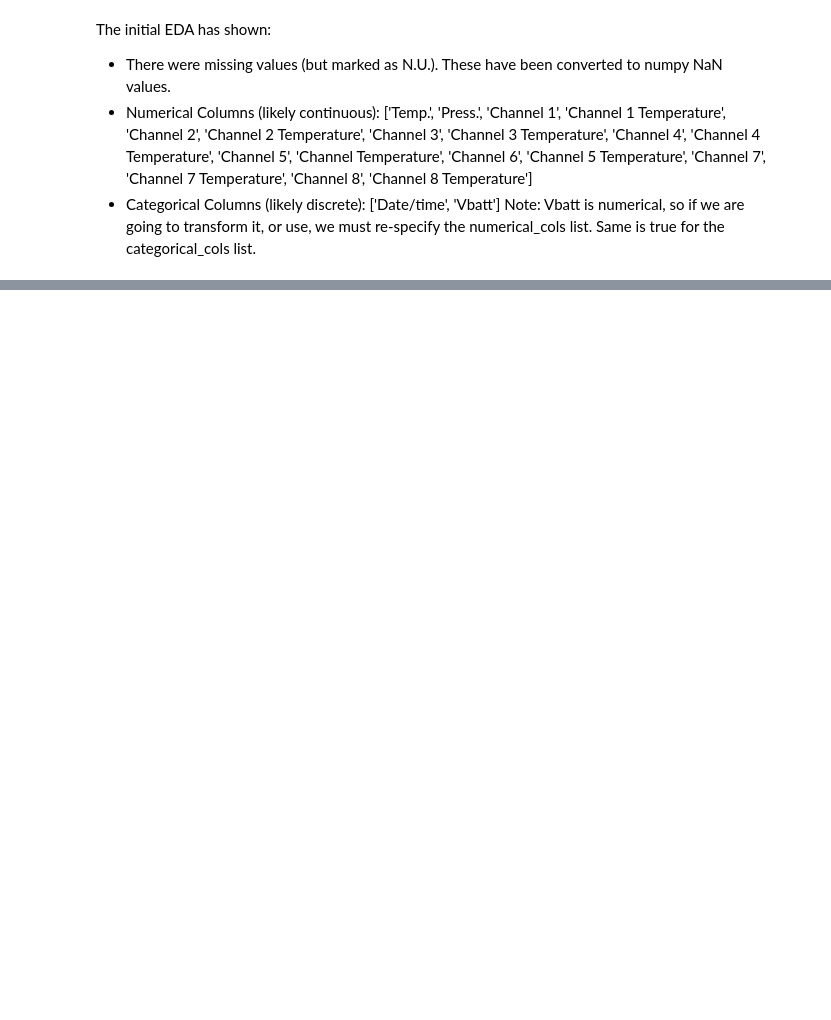
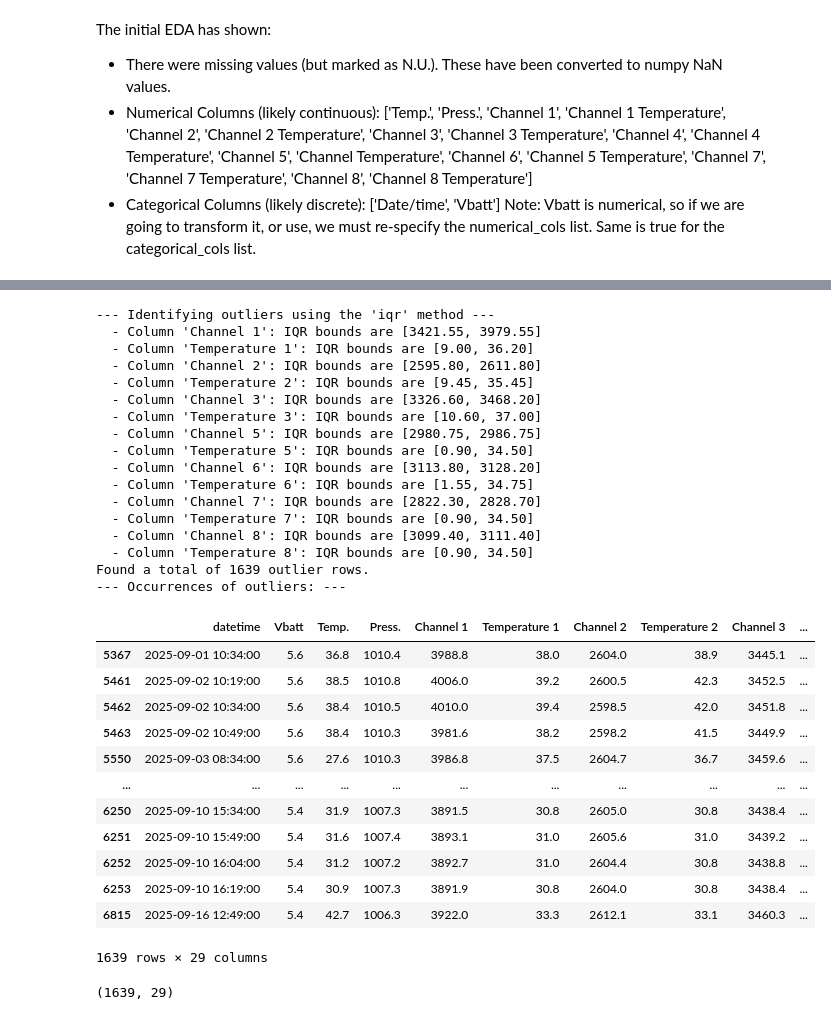
Before and after one commit to Sjakiesurfer1984/Exploratory_Data_Analysis_Suite, a Jupyter notebook: main.ipynb, the cells around one changed output, grey strips where cells are left out. Cells and saved outputs as stored; diff of their text form; code cells hidden in the pictures; blank space fills up the shorter version.

```diff
--- a/main.ipynb
+++ b/main.ipynb
@@ -182,0 +345,36 @@ analyzer.plot_scatter("Channel 1 Temperature", "Channel 1")
+# %%
+# Let's workout any potential outliers in our dataset:
+
+analyzer.show_outliers(numerical_cols, method='iqr')
+# %% [output]
+--- Identifying outliers using the 'iqr' method ---
+  - Column 'Channel 1': IQR bounds are [3421.55, 3979.55]
+  - Column 'Temperature 1': IQR bounds are [9.00, 36.20]
+  - Column 'Channel 2': IQR bounds are [2595.80, 2611.80]
+  - Column 'Temperature 2': IQR bounds are [9.45, 35.45]
+  - Column 'Channel 3': IQR bounds are [3326.60, 3468.20]
+  - Column 'Temperature 3': IQR bounds are [10.60, 37.00]
+  - Column 'Channel 5': IQR bounds are [2980.75, 2986.75]
+  - Column 'Temperature 5': IQR bounds are [0.90, 34.50]
+  - Column 'Channel 6': IQR bounds are [3113.80, 3128.20]
+  - Column 'Temperature 6': IQR bounds are [1.55, 34.75]
+  - Column 'Channel 7': IQR bounds are [2822.30, 2828.70]
+  - Column 'Temperature 7': IQR bounds are [0.90, 34.50]
+  - Column 'Channel 8': IQR bounds are [3099.40, 3111.40]
+  - Column 'Temperature 8': IQR bounds are [0.90, 34.50]
+Found a total of 1639 outlier rows.
+--- Occurrences of outliers: ---
+|  | datetime | Vbatt | Temp. | Press. | Channel 1 | Temperature 1 | Channel 2 | Temperature 2 | Channel 3 | ... |
+| 5367 | 2025-09-01 10:34:00 | 5.6 | 36.8 | 1010.4 | 3988.8 | 38.0 | 2604.0 | 38.9 | 3445.1 | ... |
+| 5461 | 2025-09-02 10:19:00 | 5.6 | 38.5 | 1010.8 | 4006.0 | 39.2 | 2600.5 | 42.3 | 3452.5 | ... |
+| 5462 | 2025-09-02 10:34:00 | 5.6 | 38.4 | 1010.5 | 4010.0 | 39.4 | 2598.5 | 42.0 | 3451.8 | ... |
+| 5463 | 2025-09-02 10:49:00 | 5.6 | 38.4 | 1010.3 | 3981.6 | 38.2 | 2598.2 | 41.5 | 3449.9 | ... |
+| 5550 | 2025-09-03 08:34:00 | 5.6 | 27.6 | 1010.3 | 3986.8 | 37.5 | 2604.7 | 36.7 | 3459.6 | ... |
+| ... | ... | ... | ... | ... | ... | ... | ... | ... | ... | ... |
+| 6250 | 2025-09-10 15:34:00 | 5.4 | 31.9 | 1007.3 | 3891.5 | 30.8 | 2605.0 | 30.8 | 3438.4 | ... |
+| 6251 | 2025-09-10 15:49:00 | 5.4 | 31.6 | 1007.4 | 3893.1 | 31.0 | 2605.6 | 31.0 | 3439.2 | ... |
+| 6252 | 2025-09-10 16:04:00 | 5.4 | 31.2 | 1007.2 | 3892.7 | 31.0 | 2604.4 | 30.8 | 3438.8 | ... |
+| 6253 | 2025-09-10 16:19:00 | 5.4 | 30.9 | 1007.3 | 3891.9 | 30.8 | 2604.0 | 30.8 | 3438.4 | ... |
+| 6815 | 2025-09-16 12:49:00 | 5.4 | 42.7 | 1006.3 | 3922.0 | 33.3 | 2612.1 | 33.1 | 3460.3 | ... |
+1639 rows × 29 columns
+(1639, 29)
```
Also changed, not shown: parts of 9 cells of this notebook, 3 other files.
